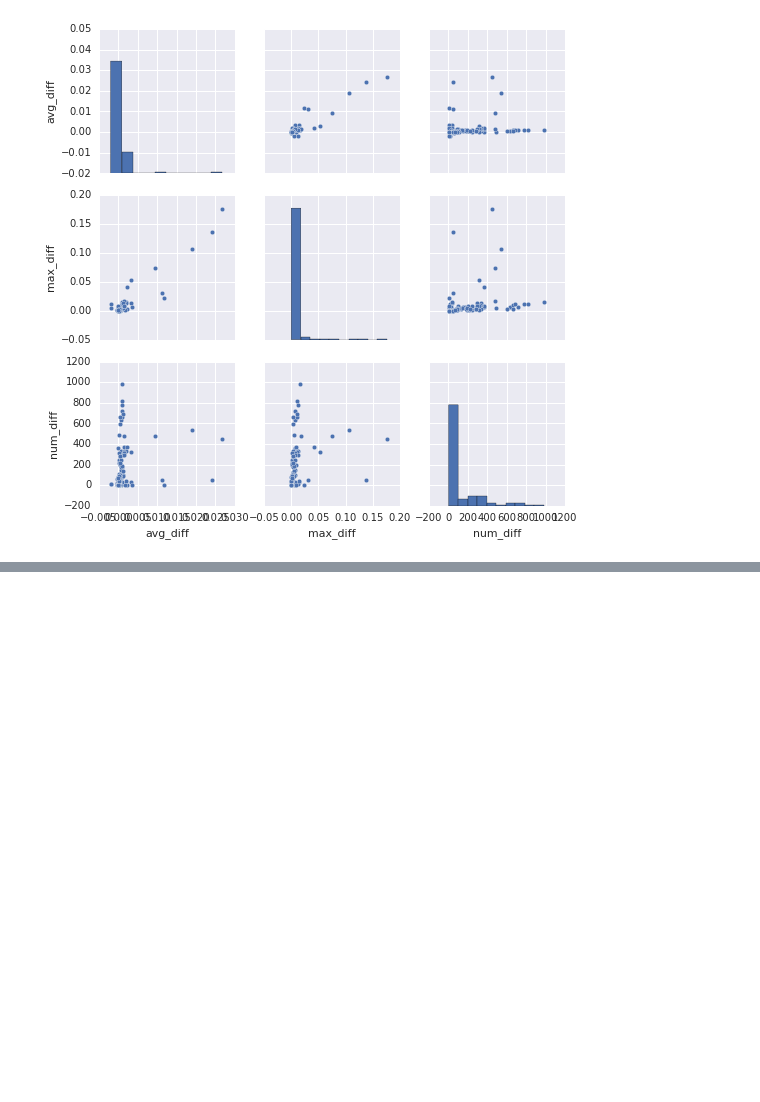
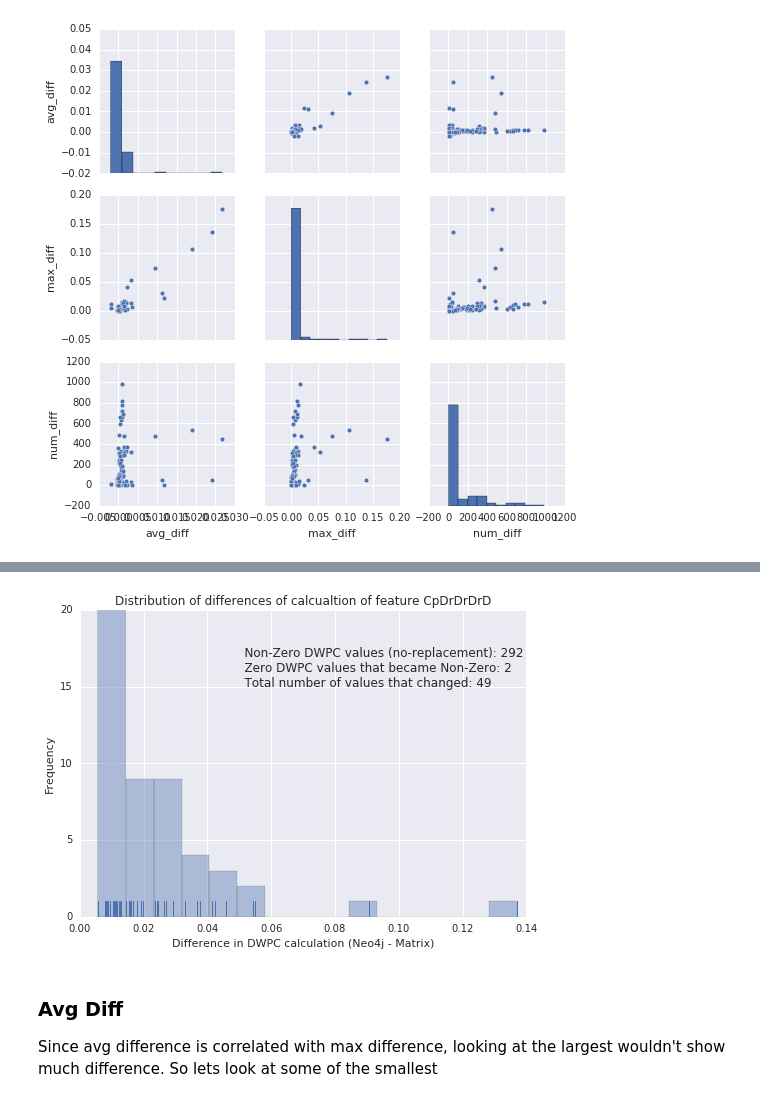
Before and after one commit to mmayers12/hetnet_ml, a Jupyter notebook: demo/results-comparison-to-Neo4j.ipynb, the cells around one changed output, grey strips where cells are left out. Cells and saved outputs as stored; diff of their text form; code cells hidden in the pictures; blank space fills up the shorter version.

```diff
--- a/demo/results-comparison-to-Neo4j.ipynb
+++ b/demo/results-comparison-to-Neo4j.ipynb
@@ -115,3 +124,0 @@ metapaths[:10]
-# %%
-mp = 'CbG<rG<rGuD'
-compare_metapath(mp)
@@ -120,3 +124,0 @@ compare_metapath(mp)
-# %%
-mp = 'CbG<rG<rGaD'
-compare_metapath(mp)
@@ -218,0 +173,5 @@ compare_metapath('CpDrDtCtD')
+# %%
+for i, mp in enumerate(dmps):
+    print(mp, end=', ')
+    if (i+1) % 9 == 0:
+        print('')
@@ -221,6 +203,3 @@ sns.pairplot(result)
 # %% [output]
 <seaborn.axisgrid.PairGrid at 0x...>
 [figure]
-# %%
-for mp in dmps:
-    print(mp)
@@ -244,0 +254,8 @@ CuGuDuGuD
+# %%
+compare_metapath(result['max_diff'].sort_values(ascending=False).index[1])
+# %% [output]
+[figure, added]
+# %% [markdown]
+### Avg Diff
+
+Since avg difference is correlated with max difference, looking at the largest wouldn't show much difference.  So lets look at some of the smallest
```
Also changed, not shown: parts of 49 cells of this notebook, 3 other files.
